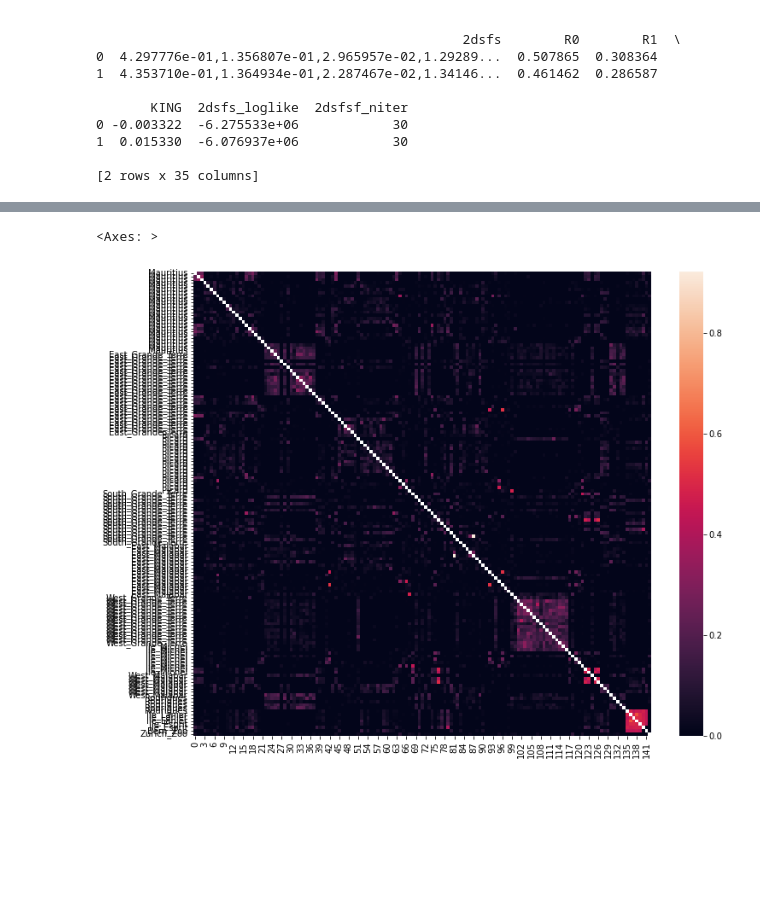
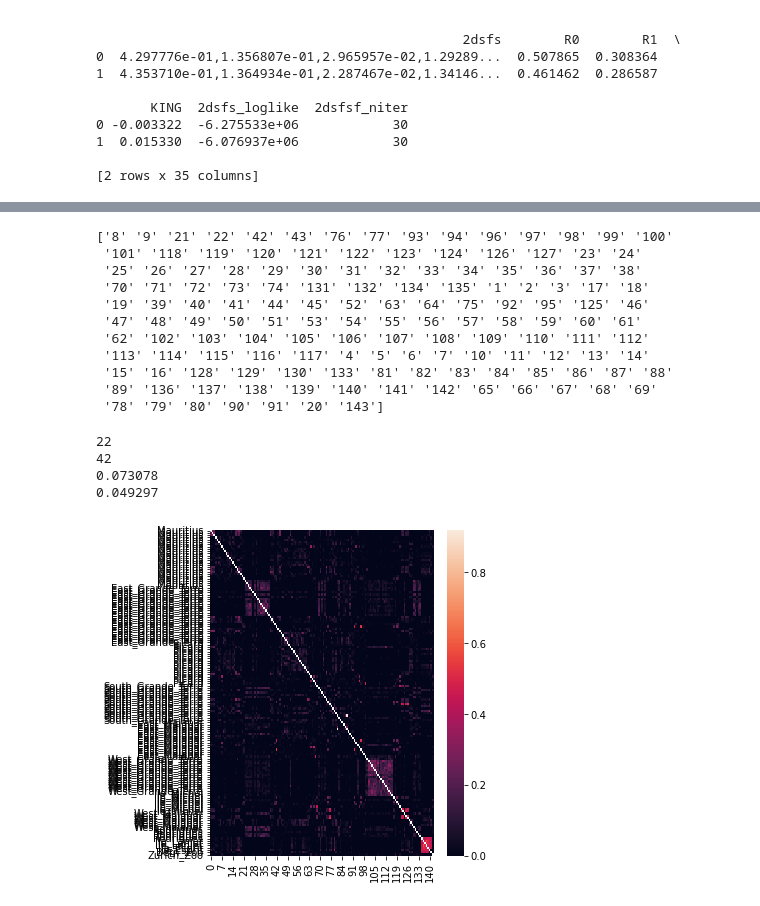
Before and after one commit to uzelkerem/AGT_Population, a Jupyter notebook: Relatedness_Matrix.ipynb, the cells around one changed output, grey strips where cells are left out. Saved outputs shown, nothing was run; the diff lists cells and outputs as text; code cells hidden in the pictures; blank space fills up the shorter version.

```diff
--- a/Relatedness_Matrix.ipynb
+++ b/Relatedness_Matrix.ipynb
@@ -174,3 +169,35 @@ for i in range(0,Order_df.shape[0]):
             else:
                 relatedness_matrix[i,j]=relatedness.loc[(relatedness['a']==i+1) & (relatedness['b']==j+1)]['rab'].to_numpy()
                 relatedness_matrix[j,i]=relatedness.loc[(relatedness['a']==i+1) & (relatedness['b']==j+1)]['rab'].to_numpy()
+# %%
+ordered_ids=Order_df['FID'].to_numpy()
+print(ordered_ids)
+# %% [output]
+['8' '9' '21' '22' '42' '43' '76' '77' '93' '94' '96' '97' '98' '99' '100'
+ '101' '118' '119' '120' '121' '122' '123' '124' '126' '127' '23' '24'
+ '25' '26' '27' '28' '29' '30' '31' '32' '33' '34' '35' '36' '37' '38'
+ '70' '71' '72' '73' '74' '131' '132' '134' '135' '1' '2' '3' '17' '18'
+ '19' '39' '40' '41' '44' '45' '52' '63' '64' '75' '92' '95' '125' '46'
+ '47' '48' '49' '50' '51' '53' '54' '55' '56' '57' '58' '59' '60' '61'
+ '62' '102' '103' '104' '105' '106' '107' '108' '109' '110' '111' '112'
+ '113' '114' '115' '116' '117' '4' '5' '6' '7' '10' '11' '12' '13' '14'
+ '15' '16' '128' '129' '130' '133' '81' '82' '83' '84' '85' '86' '87' '88'
+ '89' '136' '137' '138' '139' '140' '141' '142' '65' '66' '67' '68' '69'
+ '78' '79' '80' '90' '91' '20' '143']
+# %%
+i=3
+j=4
+print(ordered_ids[i])
+print(ordered_ids[j])
+
+print(relatedness_matrix[i,j])
+print(relatedness_matrix[int(ordered_ids[i])-1,int(ordered_ids[j])-1])
+
+#print(ordered_ids.dtype)
+
+#print(relatedness_matrix()
+# %% [output]
+22
+42
+0.073078
+0.049297
@@ -177,7 +216,6 @@ for i in range(0,Order_df.shape[0]):
 # %%
-plt.figure(figsize=(12,10))
+plt.figure(figsize=(5,6))
 sns.heatmap(relatedness_matrix,yticklabels=Order_df['CLUSTER'])
 # %% [output]
-<Axes: >
-[figure, old version]
+[figure, new version]
 # %%
```
Also changed, not shown: parts of 5 cells of this notebook, 3 other files.
